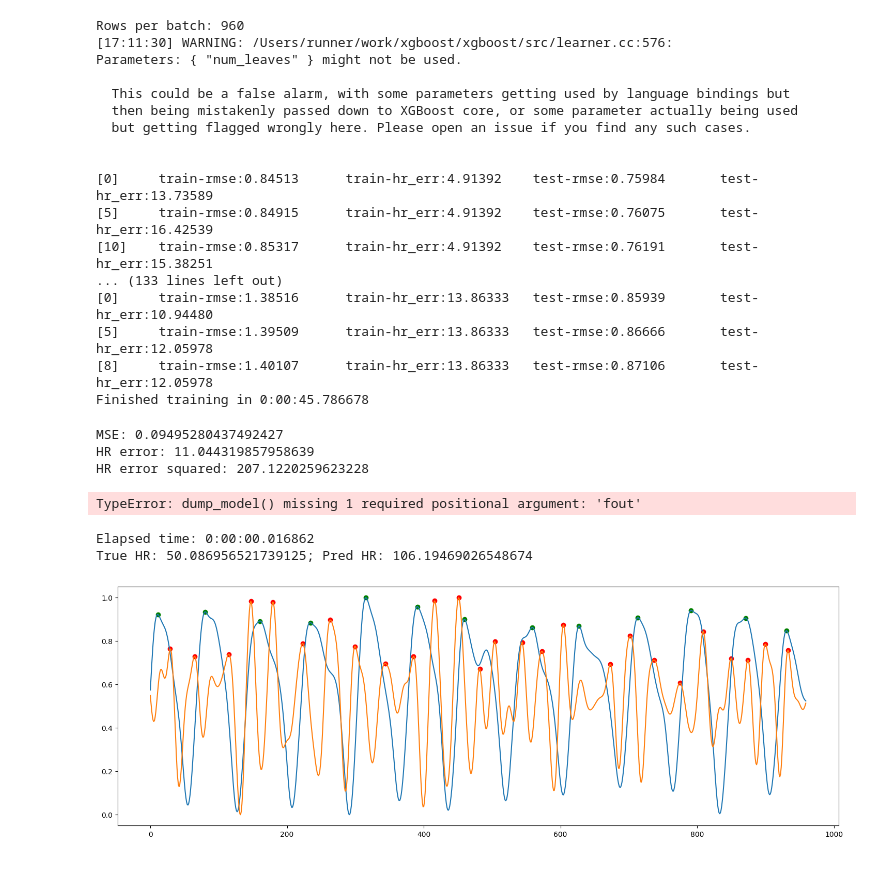
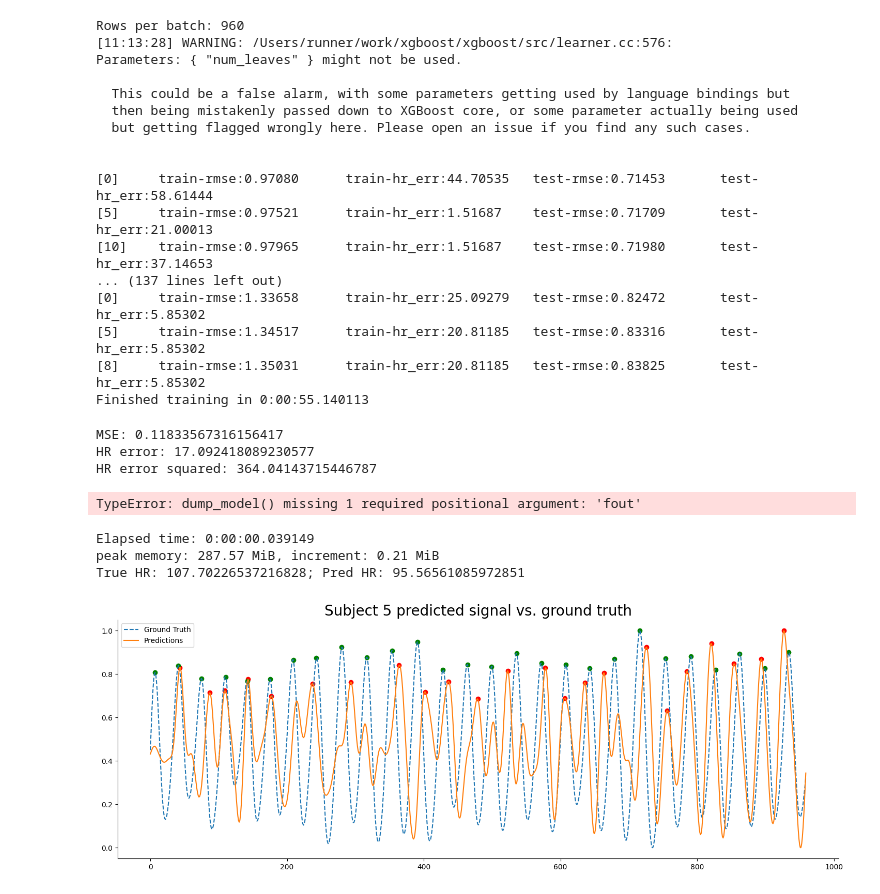
Before and after one commit to arnavpon/pydroid, a Jupyter notebook: example/android/app/src/main/python/pipeline_dev/pipeline_v1/ml.v7.ipynb, the cells around one changed output. Drawn from its saved outputs; the diff is of its cells as text; code cells hidden in the pictures.

```diff
--- a/example/android/app/src/main/python/pipeline_dev/pipeline_v1/ml.v7.ipynb
+++ b/example/android/app/src/main/python/pipeline_dev/pipeline_v1/ml.v7.ipynb
@@ -924,7 +949,7 @@ options = [
         'use_bandpass': False
     }
 ]
-rpm = 5
+rpm = 10
 
 scores = []
 
@@ -1063,7 +1109,7 @@ mod = LonePineGBM(
 mod.fit_xgb()
 # %% [output]
 Rows per batch: 960
-[17:11:30] WARNING: /Users/runner/work/xgboost/xgboost/src/learner.cc:576:
+[11:13:28] WARNING: /Users/runner/work/xgboost/xgboost/src/learner.cc:576:
 Parameters: { "num_leaves" } might not be used.
 
   This could be a false alarm, with some parameters getting used by language bindings but
@@ -1071,14 +1117,14 @@ Parameters: { "num_leaves" } might not be used.
   but getting flagged wrongly here. Please open an issue if you find any such cases.
 
 
-[0]     train-rmse:0.84513      train-hr_err:4.91392    test-rmse:0.75984       test-hr_err:13.73589
-[5]     train-rmse:0.84915      train-hr_err:4.91392    test-rmse:0.76075       test-hr_err:16.42539
-[10]    train-rmse:0.85317      train-hr_err:4.91392    test-rmse:0.76191       test-hr_err:15.38251
-... (133 lines left out)
-[0]     train-rmse:1.38516      train-hr_err:13.86333   test-rmse:0.85939       test-hr_err:10.94480
-[5]     train-rmse:1.39509      train-hr_err:13.86333   test-rmse:0.86666       test-hr_err:12.05978
-[8]     train-rmse:1.40107      train-hr_err:13.86333   test-rmse:0.87106       test-hr_err:12.05978
-Finished training in 0:00:45.786678
+[0]     train-rmse:0.97080      train-hr_err:44.70535   test-rmse:0.71453       test-hr_err:58.61444
+[5]     train-rmse:0.97521      train-hr_err:1.51687    test-rmse:0.71709       test-hr_err:21.00013
+[10]    train-rmse:0.97965      train-hr_err:1.51687    test-rmse:0.71980       test-hr_err:37.14653
+... (137 lines left out)
+[0]     train-rmse:1.33658      train-hr_err:25.09279   test-rmse:0.82472       test-hr_err:5.85302
+[5]     train-rmse:1.34517      train-hr_err:20.81185   test-rmse:0.83316       test-hr_err:5.85302
+[8]     train-rmse:1.35031      train-hr_err:20.81185   test-rmse:0.83825       test-hr_err:5.85302
+Finished training in 0:00:55.140113
 # %%
 mod.save()
 # %%
@@ -1091,45 +1137,60 @@ print(f'HR error squared: {hr_err_sq}\n\n')
 mod.get_model_stats()
 mod.plot_loss()
 # %% [output]
-MSE: 0.09495280437492427
-HR error: 11.044319857958639
-HR error squared: 207.1220259623228
+MSE: 0.11833567316156417
+HR error: 17.092418089230577
+HR error squared: 364.04143715446787
 TypeError: dump_model() missing 1 required positional argument: 'fout'
 # %%
 beg = 3000
 end = beg + 960
+
+res = []
+
+for i in range(15):
+    begg = beg + i * 960
+    endd = begg + 960
 
 model = mod
 
 data = test_subject_truth.prepare_data_for_ml(8, 12)
 x = xgb.DMatrix(data.drop(columns = ['bvp']).to_numpy())
 y = data['bvp'].to_numpy()
 
 def measure_code_block():
     t = datetime.today()
     targ = y[beg: end]
     pred = model.predict(x)
     pred = pred[beg: end]
     targ, pred = mod.process_signal(targ, pred, use_bandpass=True)
     print(f'Elapsed time: {datetime.today() - t}')
     return targ, pred
 
-targ, pred = measure_code_block()
+%memit targ, pred = measure_code_block()
 
 pred_peaks, _ = mod.get_predicted_peaks(pred)
 true_peaks, _ = mod.get_true_peaks(targ)
 
-plt.plot(targ)
-plt.plot(pred)
+plt.plot(targ, linestyle = '--', label = 'Ground Truth')
+plt.plot(pred, label = 'Predictions')
+plt.legend()
+plt.title(f'Subject {test_subject} predicted signal vs. ground truth', fontsize = 20)
+plt.gca().spines['top'].set_color('none')
+plt.gca().spines['right'].set_color('none')
+
+# Set the bottom and left spines to be the x and y axes, respectively
+plt.gca().xaxis.set_ticks_position('bottom')
+plt.gca().yaxis.set_ticks_position('left')
 plt.scatter(pred_peaks, pred[pred_peaks], c='r')
 plt.scatter(true_peaks, targ[true_peaks], c='g')
 
 pred_ibis = np.diff(pred_peaks) / 64
 true_ibis = np.diff(true_peaks) / 64
 pred_hr = get_hr(pred_ibis)
 true_hr = get_hr(true_ibis)
 print(f'True HR: {true_hr}; Pred HR: {pred_hr}')
 # %% [output]
-Elapsed time: 0:00:00.016862
-True HR: 50.086956521739125; Pred HR: 106.19469026548674
+Elapsed time: 0:00:00.039149
+peak memory: 287.57 MiB, increment: 0.21 MiB
+True HR: 107.70226537216828; Pred HR: 95.56561085972851
-[figure, old version]
+[figure, new version]
```
Also changed, not shown: parts of 8 cells of this notebook, 18 other files.
